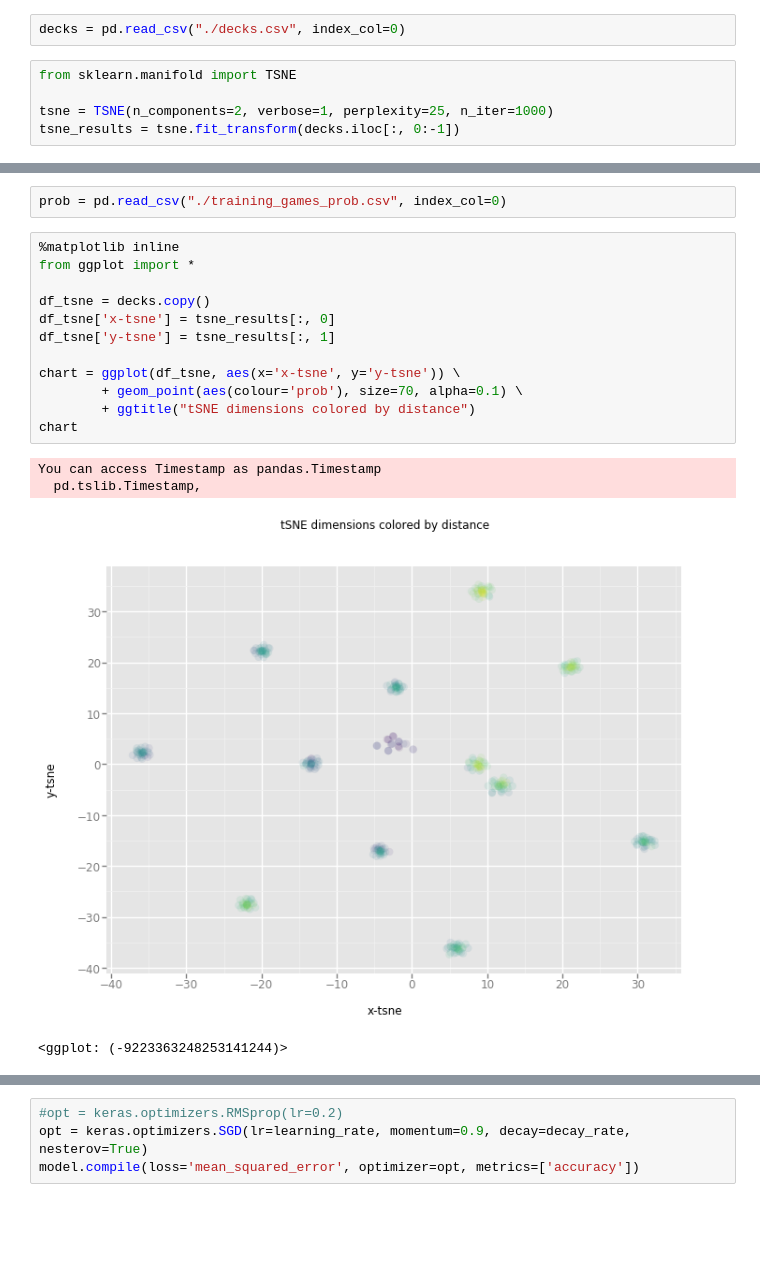
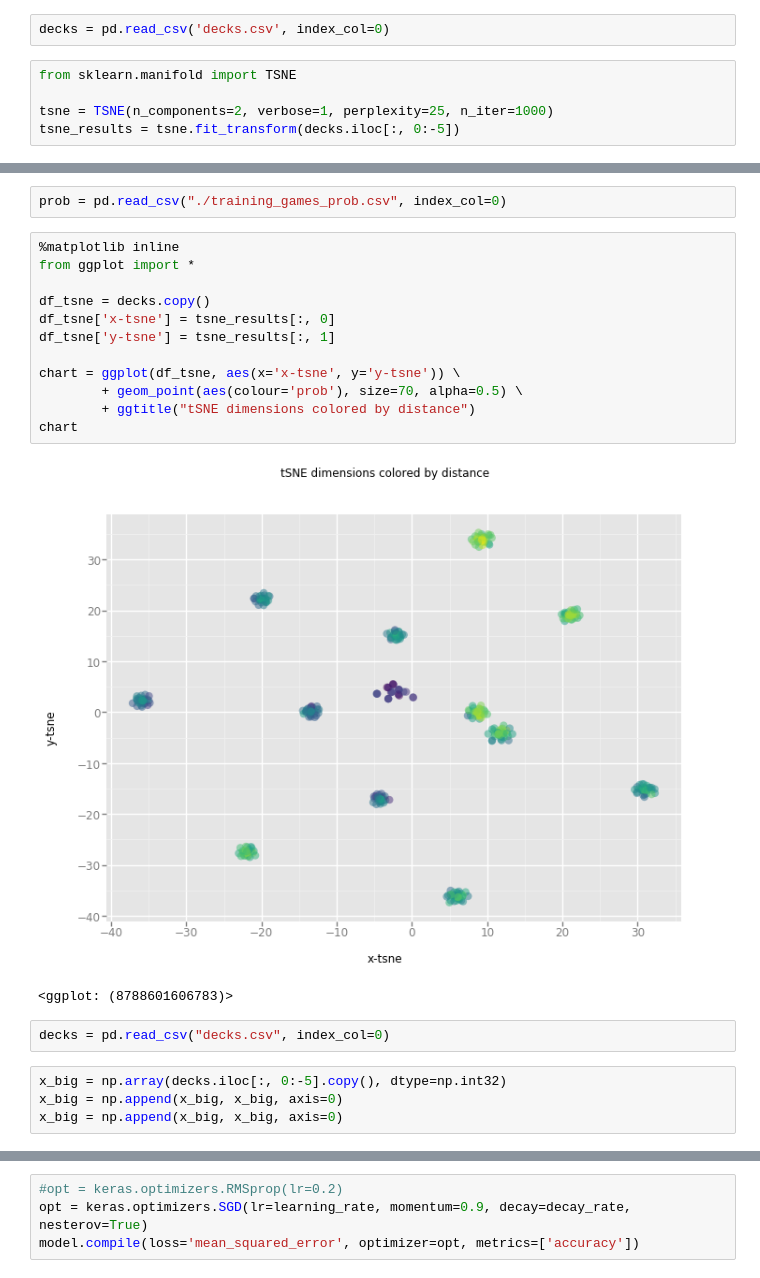
Before and after one commit to kriskrisk/challenge_project, a Jupyter notebook: neutral_networks.ipynb, the cells around one changed output, grey strips where cells are left out. Drawn from its saved outputs; the diff is of its cells as text; blank space fills up the shorter version.

```diff
--- a/neutral_networks.ipynb
+++ b/neutral_networks.ipynb
@@ -21,12 +21,12 @@ X_train = pd.read_csv('X_train.csv', index_col=0)
 # %%
 y_train = pd.read_csv('y_train.csv', index_col=0)
 # %%
-decks = pd.read_csv("./decks.csv", index_col=0)
+decks = pd.read_csv('decks.csv', index_col=0)
 # %%
 from sklearn.manifold import TSNE
 
 tsne = TSNE(n_components=2, verbose=1, perplexity=25, n_iter=1000)
-tsne_results = tsne.fit_transform(decks.iloc[:, 0:-1])
+tsne_results = tsne.fit_transform(decks.iloc[:, 0:-5])
 # %% [output]
 [t-SNE] Computing 76 nearest neighbors...
 [t-SNE] Indexed 400 samples in 0.008s...
@@ -40,17 +40,21 @@ prob = pd.read_csv("./training_games_prob.csv", index_col=0)
 # %%
 %matplotlib inline
 from ggplot import *
 
 df_tsne = decks.copy()
 df_tsne['x-tsne'] = tsne_results[:, 0]
 df_tsne['y-tsne'] = tsne_results[:, 1]
 
 chart = ggplot(df_tsne, aes(x='x-tsne', y='y-tsne')) \
-        + geom_point(aes(colour='prob'), size=70, alpha=0.1) \
+        + geom_point(aes(colour='prob'), size=70, alpha=0.5) \
         + ggtitle("tSNE dimensions colored by distance")
 chart
 # %% [output]
+[figure, new version]
-You can access Timestamp as pandas.Timestamp
-  pd.tslib.Timestamp,
+<ggplot: (8788601606783)>
-[figure, old version]
-<ggplot: (-9223363248253141244)>
+# %%
+decks = pd.read_csv("decks.csv", index_col=0)
+# %%
+x_big = np.array(decks.iloc[:, 0:-5].copy(), dtype=np.int32)
+x_big = np.append(x_big, x_big, axis=0)
+x_big = np.append(x_big, x_big, axis=0)
```
Also changed, not shown: parts of 14 cells of this notebook, 7 other files.
